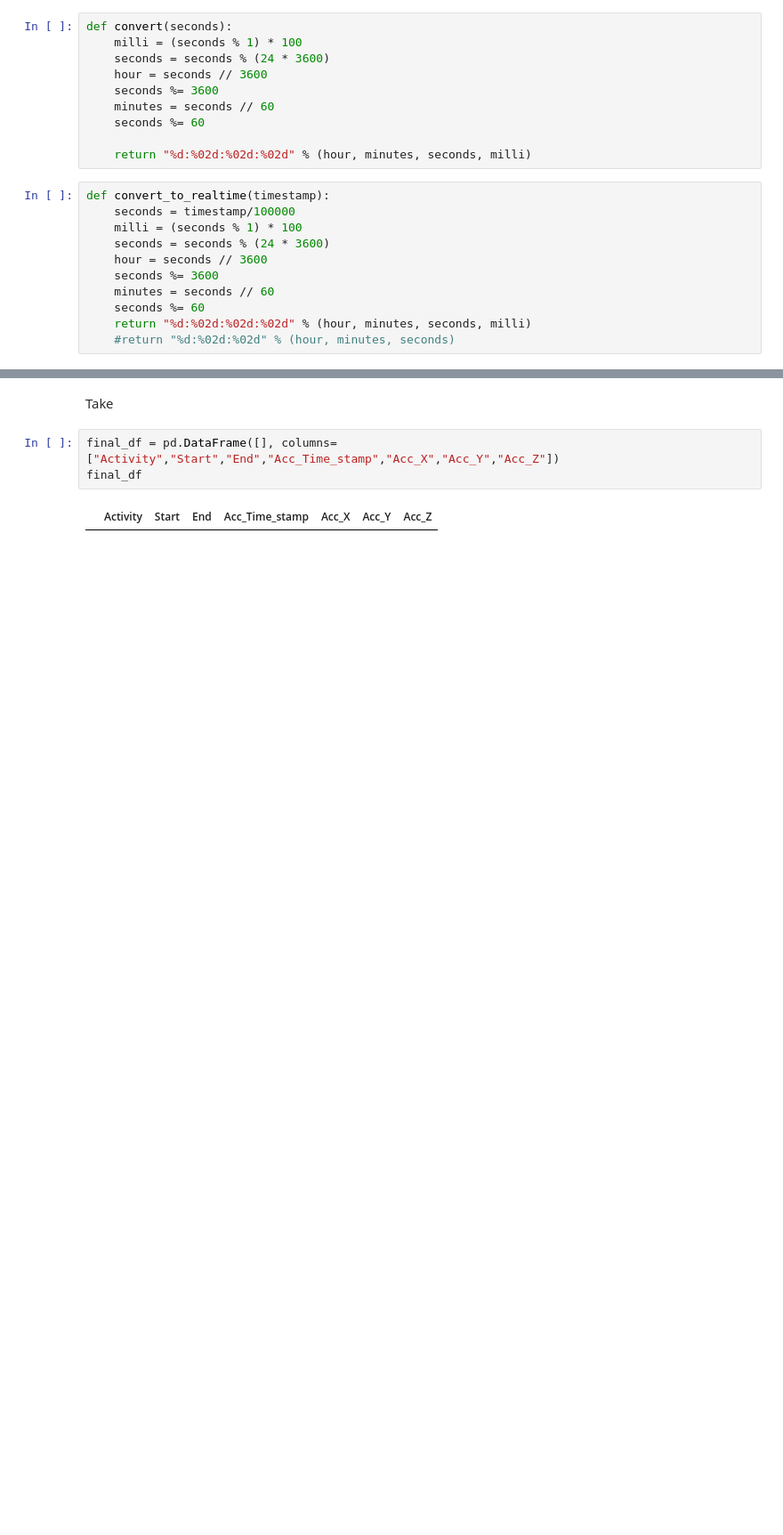
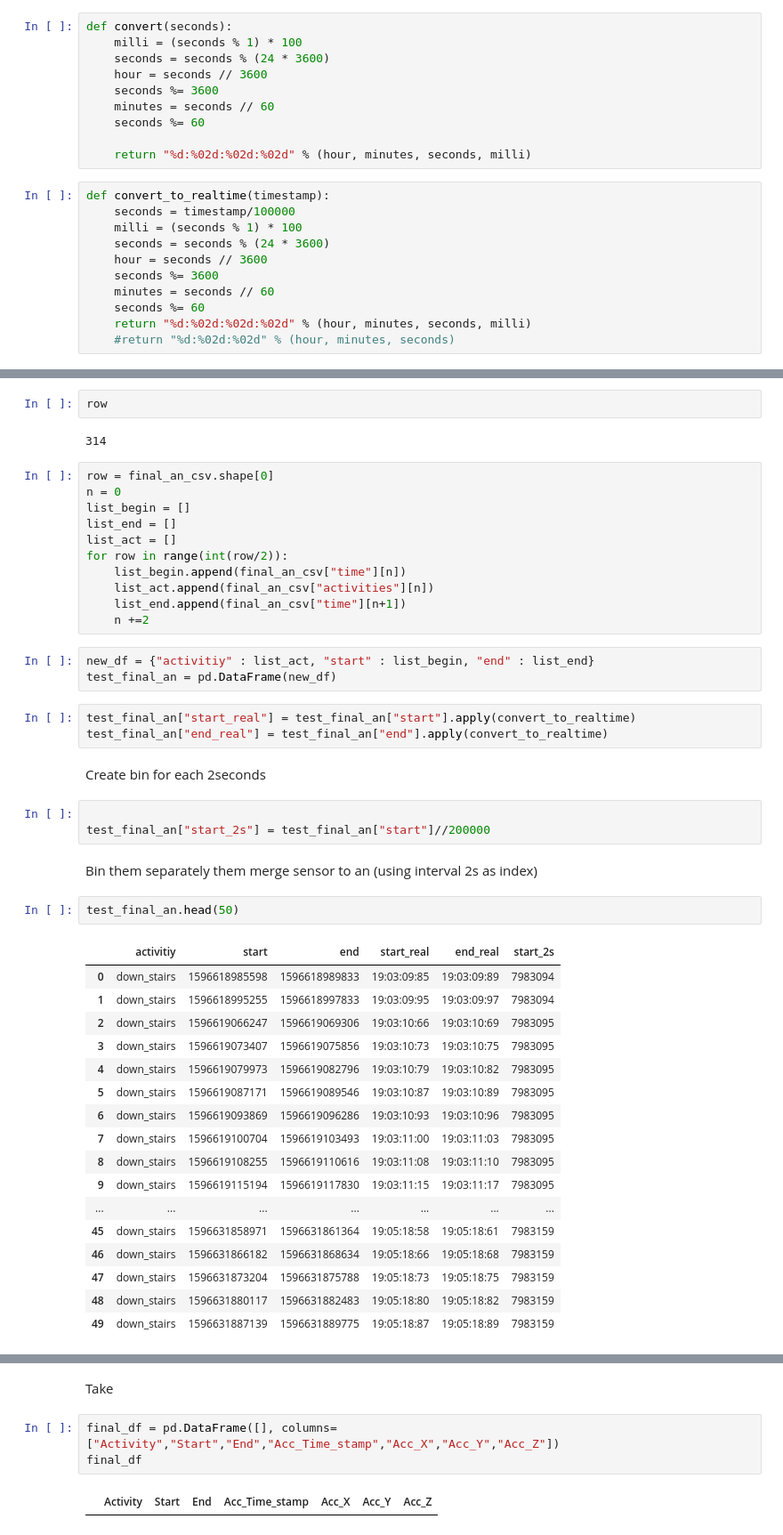
Before and after one commit to koka-koala/fallguys, a Jupyter notebook: notebooks/jin_intro.ipynb, the cells around one changed output, grey strips where cells are left out. Shown at 89% size. Cells and saved outputs as stored; diff of their text form; blank space fills up the shorter version.

```diff
--- a/notebooks/jin_intro.ipynb
+++ b/notebooks/jin_intro.ipynb
@@ -173,0 +194,48 @@ final_an_csv.tail(20)
+# %%
+row
+# %% [output]
+314
+# %%
+row = final_an_csv.shape[0]
+n = 0
+list_begin = []
+list_end = []
+list_act = []
+for row in range(int(row/2)):
+    list_begin.append(final_an_csv["time"][n])
+    list_act.append(final_an_csv["activities"][n])
+    list_end.append(final_an_csv["time"][n+1])
+    n +=2
+# %%
+new_df = {"activitiy" : list_act, "start" : list_begin, "end" : list_end}
+test_final_an = pd.DataFrame(new_df)
+# %%
+test_final_an["start_real"] = test_final_an["start"].apply(convert_to_realtime)
+test_final_an["end_real"] = test_final_an["end"].apply(convert_to_realtime)
+# %% [markdown]
+Create bin for each 2seconds
+# %%
+
+test_final_an["start_2s"] = test_final_an["start"]//200000
+# %% [markdown]
+Bin them separately them merge sensor to an (using interval 2s as index)
+# %%
+test_final_an.head(50)
+# %% [output]
+|  | activitiy | start | end | start_real | end_real | start_2s |
+| 0 | down_stairs | 1596618985598 | 1596618989833 | 19:03:09:85 | 19:03:09:89 | 7983094 |
+| 1 | down_stairs | 1596618995255 | 1596618997833 | 19:03:09:95 | 19:03:09:97 | 7983094 |
+| 2 | down_stairs | 1596619066247 | 1596619069306 | 19:03:10:66 | 19:03:10:69 | 7983095 |
+| 3 | down_stairs | 1596619073407 | 1596619075856 | 19:03:10:73 | 19:03:10:75 | 7983095 |
+| 4 | down_stairs | 1596619079973 | 1596619082796 | 19:03:10:79 | 19:03:10:82 | 7983095 |
+| 5 | down_stairs | 1596619087171 | 1596619089546 | 19:03:10:87 | 19:03:10:89 | 7983095 |
+| 6 | down_stairs | 1596619093869 | 1596619096286 | 19:03:10:93 | 19:03:10:96 | 7983095 |
+| 7 | down_stairs | 1596619100704 | 1596619103493 | 19:03:11:00 | 19:03:11:03 | 7983095 |
+| 8 | down_stairs | 1596619108255 | 1596619110616 | 19:03:11:08 | 19:03:11:10 | 7983095 |
+| 9 | down_stairs | 1596619115194 | 1596619117830 | 19:03:11:15 | 19:03:11:17 | 7983095 |
+| ... | ... | ... | ... | ... | ... | ... |
+| 45 | down_stairs | 1596631858971 | 1596631861364 | 19:05:18:58 | 19:05:18:61 | 7983159 |
+| 46 | down_stairs | 1596631866182 | 1596631868634 | 19:05:18:66 | 19:05:18:68 | 7983159 |
+| 47 | down_stairs | 1596631873204 | 1596631875788 | 19:05:18:73 | 19:05:18:75 | 7983159 |
+| 48 | down_stairs | 1596631880117 | 1596631882483 | 19:05:18:80 | 19:05:18:82 | 7983159 |
+| 49 | down_stairs | 1596631887139 | 1596631889775 | 19:05:18:87 | 19:05:18:89 | 7983159 |
```
Also changed, not shown: parts of 15 cells of this notebook.
